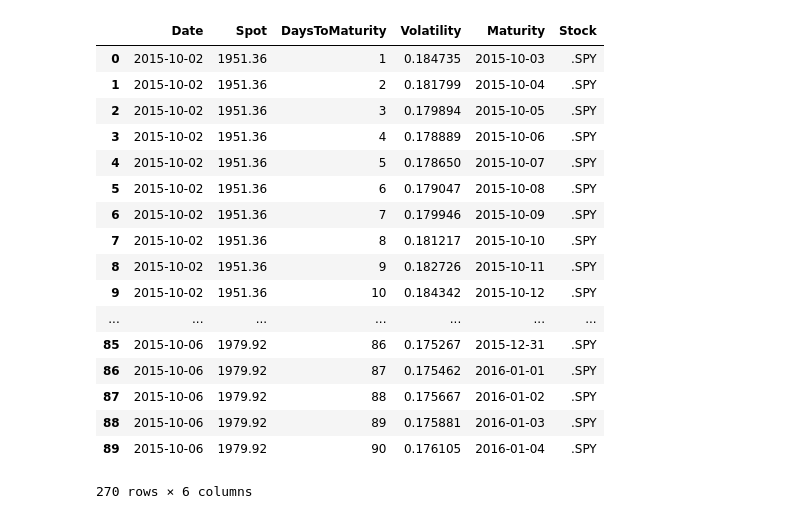
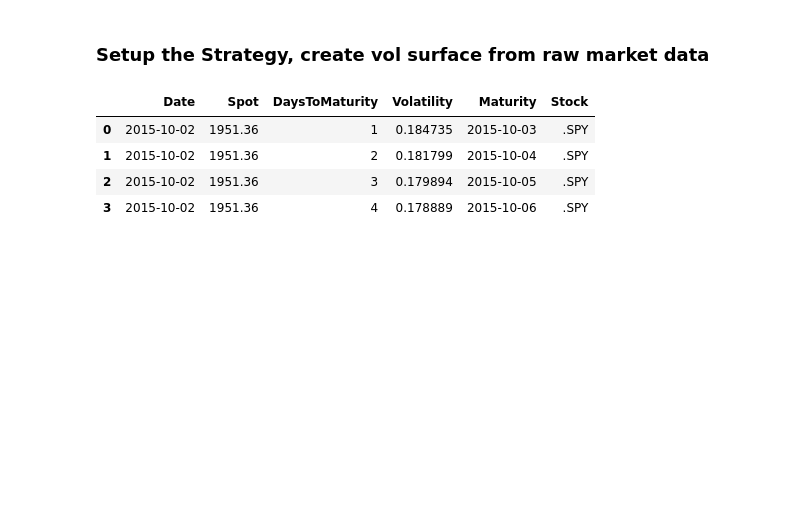
Before and after one commit to cjstudioz/backtester, a Jupyter notebook: example.ipynb, the cells around one changed output. Drawn from its saved outputs; the diff is of its cells as text; code cells hidden in the pictures; blank space fills up the shorter version.

```diff
--- a/example.ipynb
+++ b/example.ipynb
@@ -20,21 +20,20 @@ To retain the current behavior and silence the warning, pass 'sort=True'.
+# %% [markdown]
+### Setup the Strategy, create vol surface from raw market data
+# %%
+filename = os.path.join(os.getcwd(), 'data', 'spx_vols.txt')
+rawMktData = readMktData(filename)
+dfMktdata = createVolSurface(rawMktData)
+context = Context(dfMktdata,
+                  balance=10000,
+                   enddate=datetime(2013, 5, 5) #uncomment this to run a quick test up til that date
+)
+strategy = StrategyStraddle1(context)
 # %%
-mktdata.query("'2015-10-1'< Date < '2015-10-7'")
+# example code to explore mkt data before running the simulation
+dfMktdata.query("('2015-10-1'< Date < '2015-10-4') & DaysToMaturity < 5")
 # %% [output]
 |  | Date | Spot | DaysToMaturity | Volatility | Maturity | Stock |
 | 0 | 2015-10-02 | 1951.36 | 1 | 0.184735 | 2015-10-03 | .SPY |
 | 1 | 2015-10-02 | 1951.36 | 2 | 0.181799 | 2015-10-04 | .SPY |
 | 2 | 2015-10-02 | 1951.36 | 3 | 0.179894 | 2015-10-05 | .SPY |
 | 3 | 2015-10-02 | 1951.36 | 4 | 0.178889 | 2015-10-06 | .SPY |
-| 4 | 2015-10-02 | 1951.36 | 5 | 0.178650 | 2015-10-07 | .SPY |
-| 5 | 2015-10-02 | 1951.36 | 6 | 0.179047 | 2015-10-08 | .SPY |
-| 6 | 2015-10-02 | 1951.36 | 7 | 0.179946 | 2015-10-09 | .SPY |
-| 7 | 2015-10-02 | 1951.36 | 8 | 0.181217 | 2015-10-10 | .SPY |
-| 8 | 2015-10-02 | 1951.36 | 9 | 0.182726 | 2015-10-11 | .SPY |
-| 9 | 2015-10-02 | 1951.36 | 10 | 0.184342 | 2015-10-12 | .SPY |
-| ... | ... | ... | ... | ... | ... | ... |
-| 85 | 2015-10-06 | 1979.92 | 86 | 0.175267 | 2015-12-31 | .SPY |
-| 86 | 2015-10-06 | 1979.92 | 87 | 0.175462 | 2016-01-01 | .SPY |
-| 87 | 2015-10-06 | 1979.92 | 88 | 0.175667 | 2016-01-02 | .SPY |
-| 88 | 2015-10-06 | 1979.92 | 89 | 0.175881 | 2016-01-03 | .SPY |
-| 89 | 2015-10-06 | 1979.92 | 90 | 0.176105 | 2016-01-04 | .SPY |
-270 rows × 6 columns
```
Also changed, not shown: parts of 10 cells of this notebook.
